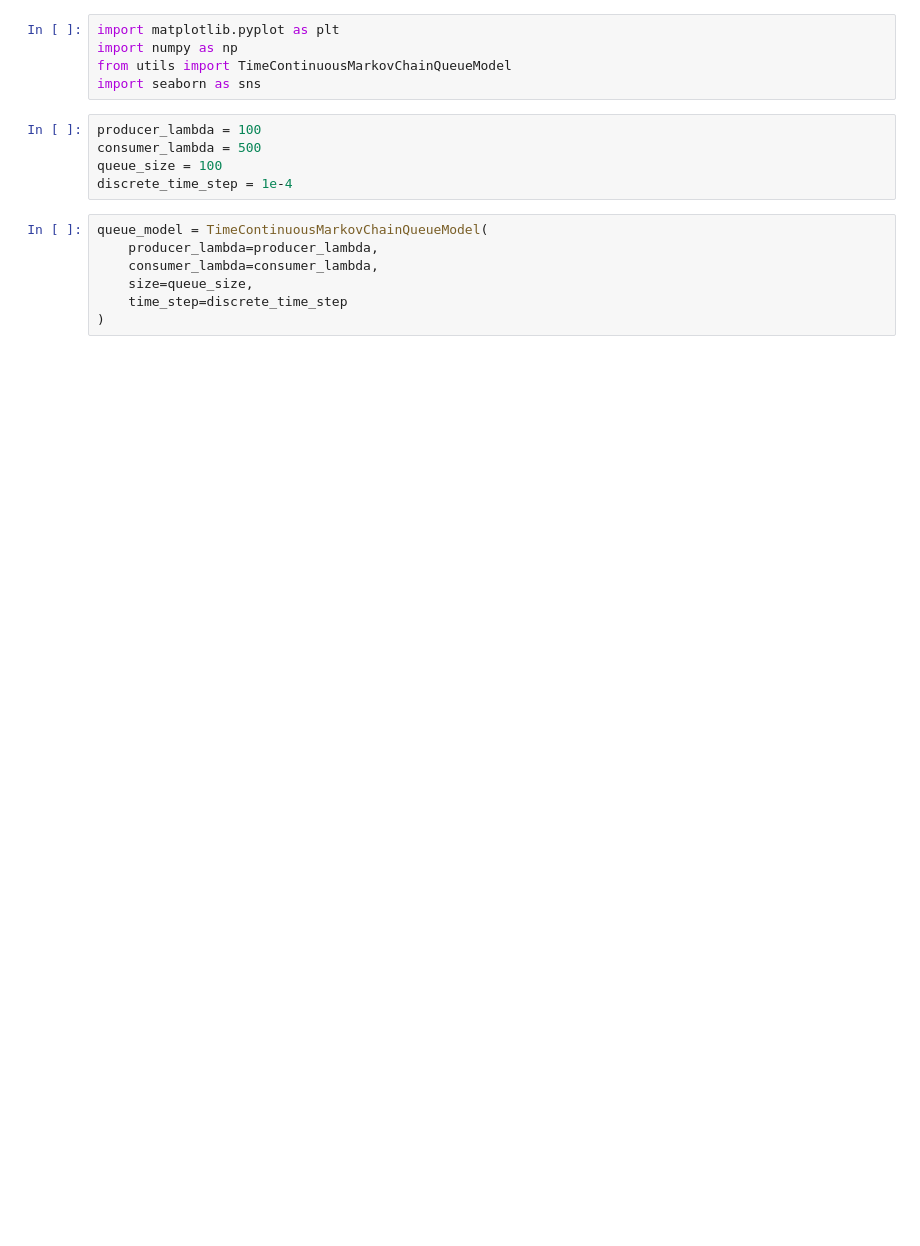
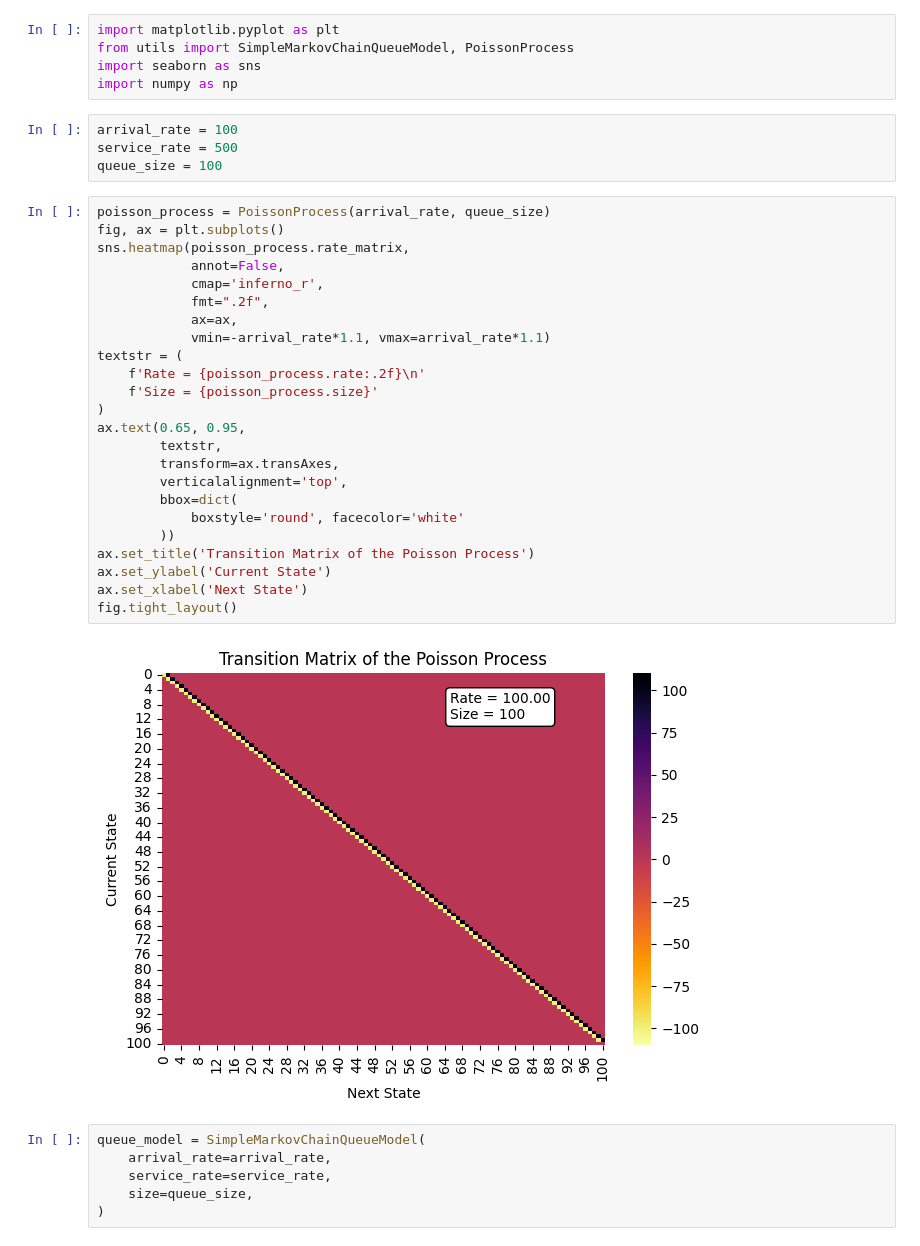
Before and after one commit to lucasbanunes/CPS767-monte-carlo-algorithms, a Jupyter notebook: project/markov_chain_analysis.ipynb, the cells around one changed output. Saved outputs shown, nothing was run; the diff lists cells and outputs as text; blank space fills up the shorter version.

Commit message:
Adds poisson Process to project/utils.py

```diff
--- a/project/markov_chain_analysis.ipynb
+++ b/project/markov_chain_analysis.ipynb
@@ -1,19 +1,43 @@
 # %%
 import matplotlib.pyplot as plt
+from utils import SimpleMarkovChainQueueModel, PoissonProcess
+import seaborn as sns
 import numpy as np
-from utils import TimeContinuousMarkovChainQueueModel
-import seaborn as sns
 # %%
-producer_lambda = 100
-consumer_lambda = 500
+arrival_rate = 100
+service_rate = 500
 queue_size = 100
-discrete_time_step = 1e-4
+# %%
+poisson_process = PoissonProcess(arrival_rate, queue_size)
+fig, ax = plt.subplots()
+sns.heatmap(poisson_process.rate_matrix,
+            annot=False,
+            cmap='inferno_r',
+            fmt=".2f",
+            ax=ax,
+            vmin=-arrival_rate*1.1, vmax=arrival_rate*1.1)
+textstr = (
+    f'Rate = {poisson_process.rate:.2f}\n'
+    f'Size = {poisson_process.size}'
+)
+ax.text(0.65, 0.95,
+        textstr,
+        transform=ax.transAxes,
+        verticalalignment='top',
+        bbox=dict(
+            boxstyle='round', facecolor='white'
+        ))
+ax.set_title('Transition Matrix of the Poisson Process')
+ax.set_ylabel('Current State')
+ax.set_xlabel('Next State')
+fig.tight_layout()
+# %% [output]
+[figure, added]
 # %%
-queue_model = TimeContinuousMarkovChainQueueModel(
-    producer_lambda=producer_lambda,
-    consumer_lambda=consumer_lambda,
+queue_model = SimpleMarkovChainQueueModel(
+    arrival_rate=arrival_rate,
+    service_rate=service_rate,
     size=queue_size,
-    time_step=discrete_time_step
 )
 # %%
 fig, ax = plt.subplots()
```
Also changed, not shown: parts of 4 cells of this notebook, 1 other file.
